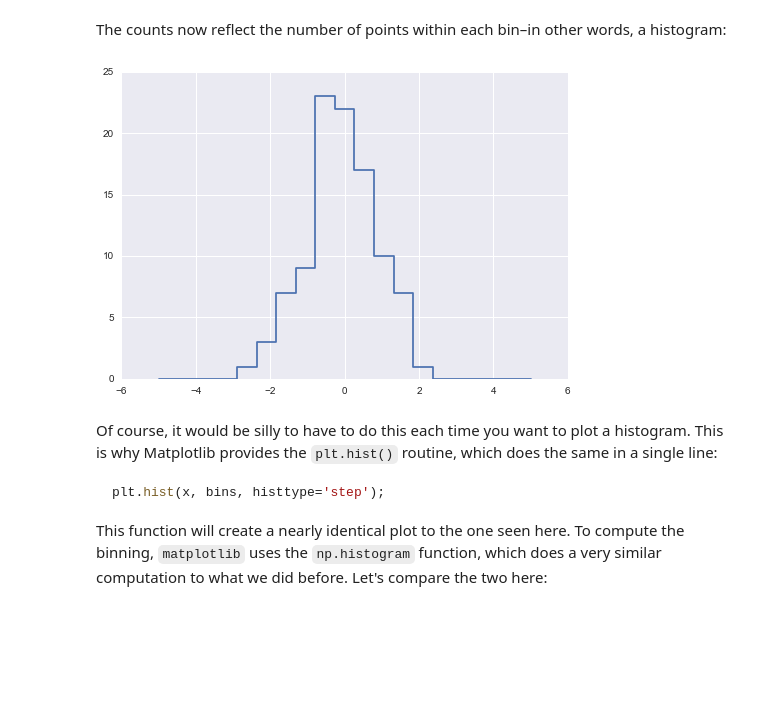
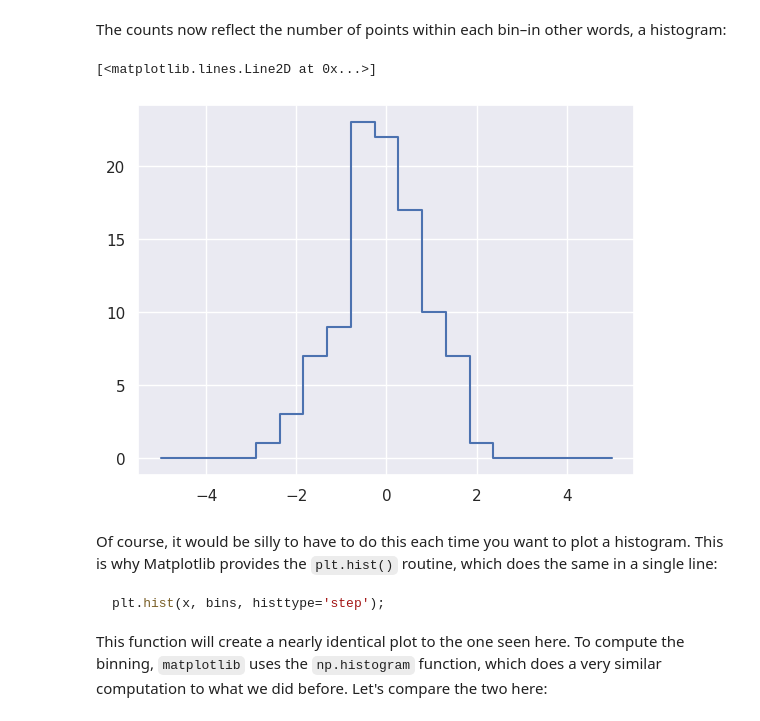
Before and after one commit to jeroenpelgrims/kdg-2425, a Jupyter notebook: data-science-2/numpy/02.07-Fancy-Indexing.ipynb, the cells around one changed output. Cells and saved outputs as stored; diff of their text form; code cells hidden in the pictures; blank space fills up the shorter version.

```diff
--- a/data-science-2/numpy/02.07-Fancy-Indexing.ipynb
+++ b/data-science-2/numpy/02.07-Fancy-Indexing.ipynb
@@ -246,9 +266,10 @@ np.add.at(counts, i, 1)
 The counts now reflect the number of points within each bin–in other words, a histogram:
 # %%
 # plot the results
-plt.plot(bins, counts, linestyle='steps');
+plt.plot(bins, counts, drawstyle='steps')
 # %% [output]
+[<matplotlib.lines.Line2D at 0x...>]
-[figure, old version]
+[figure, new version]
 # %% [markdown]
 Of course, it would be silly to have to do this each time you want to plot a histogram.
 This is why Matplotlib provides the ``plt.hist()`` routine, which does the same in a single line:
```
Also changed, not shown: parts of 9 cells of this notebook, 1 other file.
